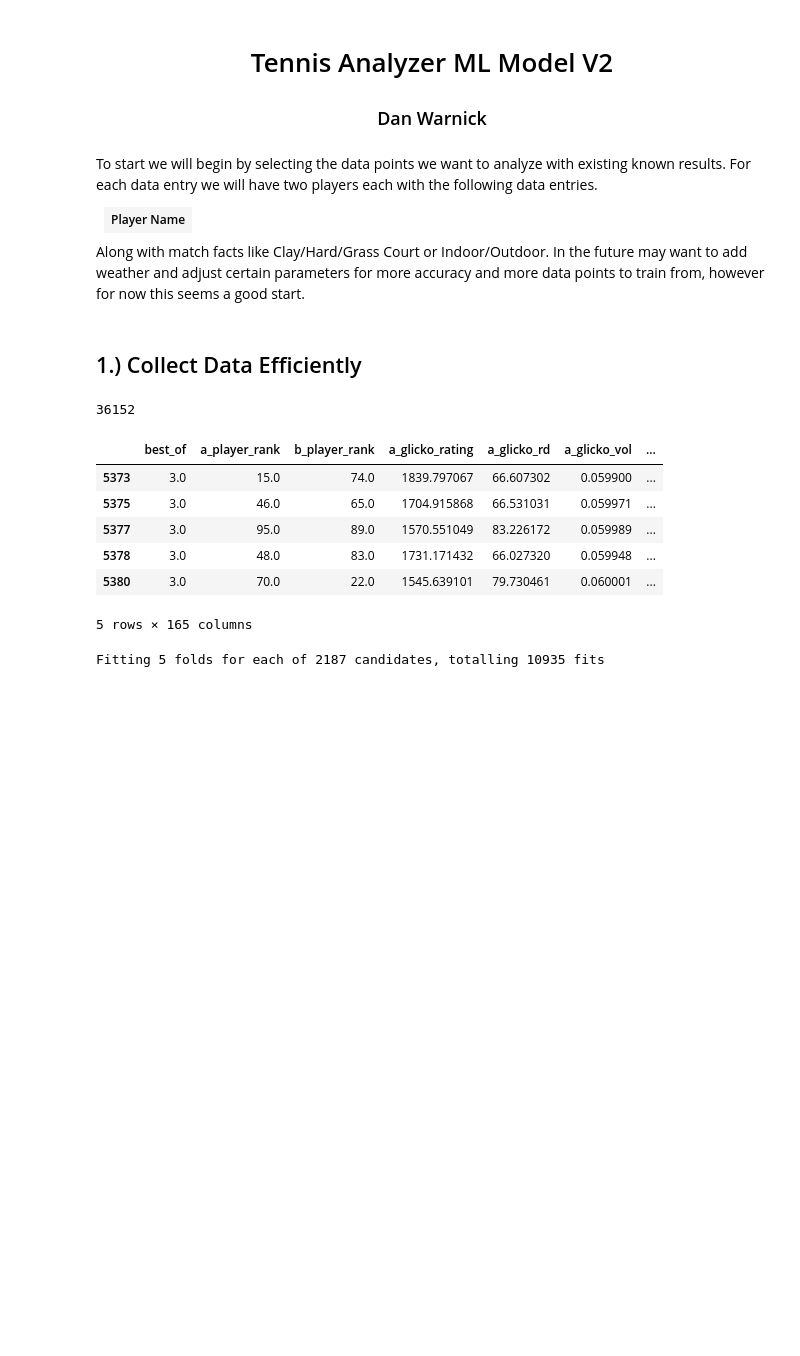
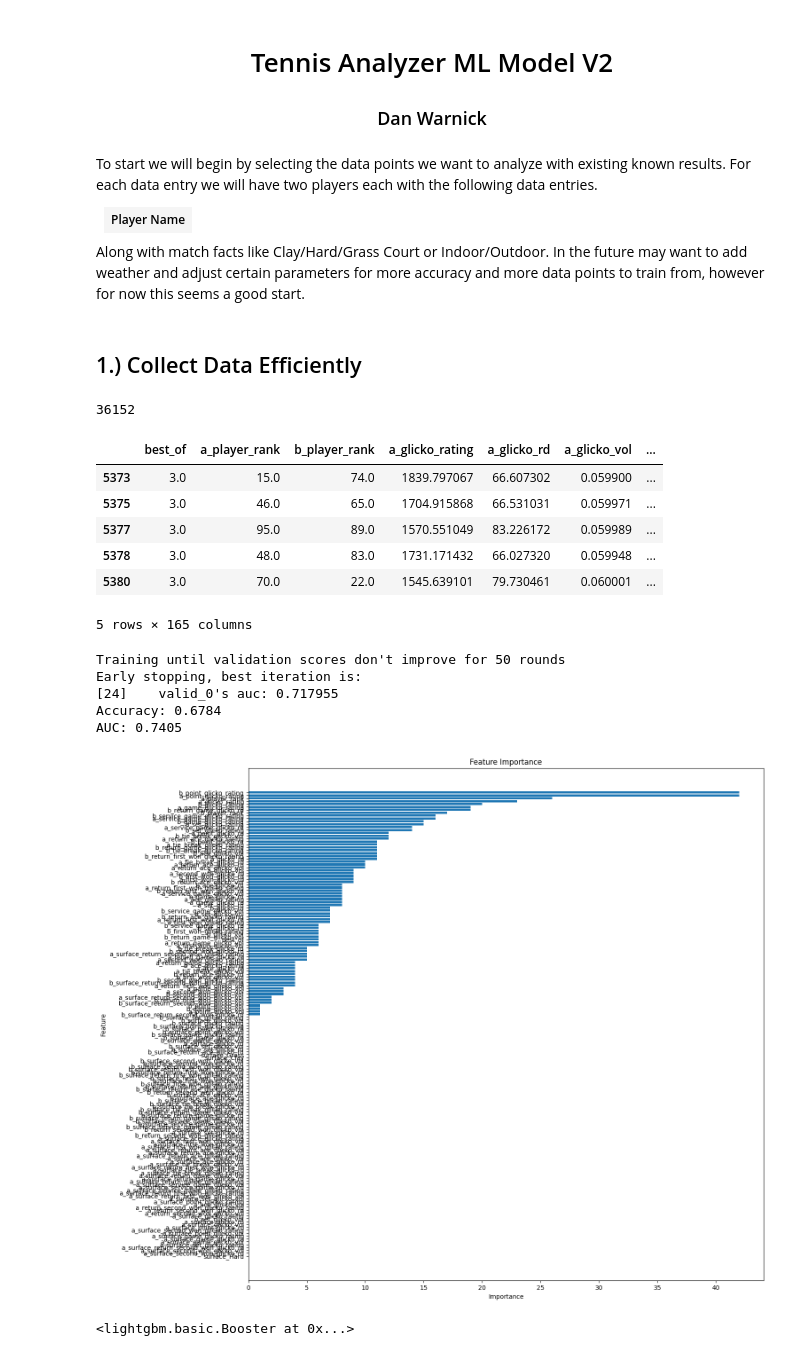
Before and after one commit to dsw225/TennisPredictionModel, a Jupyter notebook: breakpoint/tennis_analyzer_lightGBM.ipynb, the cells around one changed output. Saved outputs shown, nothing was run; the diff lists cells and outputs as text; code cells hidden in the pictures; blank space fills up the shorter version.

```diff
--- a/breakpoint/tennis_analyzer_lightGBM.ipynb
+++ b/breakpoint/tennis_analyzer_lightGBM.ipynb
@@ -242,19 +238,31 @@ def trainModel(features, df_train, df_validate, df_test):
 # %%
 def evaluateModel(model, df_test, features):
+    """
+    Evaluate the trained LightGBM model on the test dataset.
+
+    Parameters:
+        model: Trained LightGBM model.
+        df_test (pd.DataFrame): Test dataset containing the features and the target.
+        features (list): List of feature names used in the model.
+
+    Returns:
+        dict: Dictionary containing evaluation metrics like accuracy and AUC.
+    """
     X_test = df_test[features]
     y_test = df_test["Result"]
 
-    y_pred = model.predict(X_test)
-    y_pred_proba = model.predict_proba(X_test)[:, 1]
+    y_pred = model.predict(X_test, num_iteration=model.best_iteration)
+    y_pred_binary = [1 if pred > 0.5 else 0 for pred in y_pred]
 
-    accuracy = accuracy_score(y_test, y_pred)
-    auc = roc_auc_score(y_test, y_pred_proba)
+    accuracy = accuracy_score(y_test, y_pred_binary)
+    auc = roc_auc_score(y_test, y_pred)
 
     return {
         'accuracy': accuracy,
         'auc': auc
     }
 # %%
+# Data cleaning
 df = df.dropna()
 df = df[~(df == 0.5).any(axis=1)]
 
@@ -290,59 +298,73 @@ df_test['Result'] = y_test
 # List of features you want to use for training
 selected_features = df_train.columns.drop('Result').tolist()  # This includes all features except the target column
 
-# Train the model with hyperparameter tuning and cross-validation
+# Train the model
 model = trainModel(selected_features, df_train, df_validate, df_test)
 
 # Evaluate the model
 evaluation_metrics = evaluateModel(model, df_test, selected_features)
 
 # Print evaluation results
 print(f"Accuracy: {evaluation_metrics['accuracy']:.4f}")
 print(f"AUC: {evaluation_metrics['auc']:.4f}")
 
-importances = model.feature_importances_
+importances = model.feature_importance()
 
 # Create a DataFrame for the feature importances
 feature_importance_df = pd.DataFrame({
     'Feature': selected_features,
     'Importance': importances
 })
 
 # Sort the DataFrame by importance
 feature_importance_df = feature_importance_df.sort_values(by='Importance', ascending=False)
 
 # Plot the feature importance
 plt.figure(figsize=(15, 15))
 plt.barh(feature_importance_df['Feature'], feature_importance_df['Importance'])
 plt.xlabel('Importance')
 plt.ylabel('Feature')
 plt.title('Feature Importance')
 plt.gca().invert_yaxis()  # To have the most important features on top
 plt.show()
 
 # Optionally, save the model to a file
-model.booster_.save_model('lightgbm_model.txt')
+model.save_model('lightgbm_model.txt')
 
-# Optionally save predictions with odds
-y_pred = model.predict(X_test)
-results_df = pd.DataFrame({
-    'Actual': y_test,
-    'Predicted': y_pred,
-    'A_Odds': odds_df.loc[idx_test, 'a_odds'].values,
-    'B_Odds': odds_df.loc[idx_test, 'b_odds'].values
-})
 
-results_df.to_csv('predictions_with_odds.csv', index=False)
+# model.eval()
+# with torch.no_grad():
+#     y_pred = model(X_test_tensor).numpy()
+#     y_test_np = y_test_tensor.numpy()
+#     odds_test = odds_df.loc[idx_test].values
 
-# Plot ROC curve
-fpr, tpr, thresholds = roc_curve(y_test, model.predict_proba(X_test)[:, 1])
-plt.plot(fpr, tpr)
-plt.title("Receiver Operating Characteristics")
-plt.xlabel("False Positive Rate")
-plt.ylabel("True Positive Rate")
-plt.show()
+#     # Create DataFrame with predictions and actual values
+#     results_df = pd.DataFrame({
+#         'Actual': y_test_np.flatten(),
+#         'Predicted': y_pred.flatten(),
+#         'A_Odds': odds_test[:, 0],
+#         'B_Odds': odds_test[:, 1]
+#     })
+
+#     # Optionally save to CSV
+#     results_df.to_csv('predictions_with_odds.csv', index=False)
+
+# # Plot ROC curve
+# with torch.no_grad():
+#     fpr, tpr, thresholds = roc_curve(y_test_tensor, y_pred)
+#     plt.plot(fpr, tpr)
+#     plt.title("Receiver Operating Characteristics")
+#     plt.xlabel("False Positive Rate")
+#     plt.ylabel("True Positive Rate")
+#     plt.show()
 # %% [output]
-Fitting 5 folds for each of 2187 candidates, totalling 10935 fits
+Training until validation scores don't improve for 50 rounds
+Early stopping, best iteration is:
+[24]    valid_0's auc: 0.717955
+Accuracy: 0.6784
+AUC: 0.7405
+[figure, added]
+<lightgbm.basic.Booster at 0x...>
 # %%
 # Display the DataFrame
 # results_df.head()
```
Also changed, not shown: parts of 4 cells of this notebook, 3 other files.
